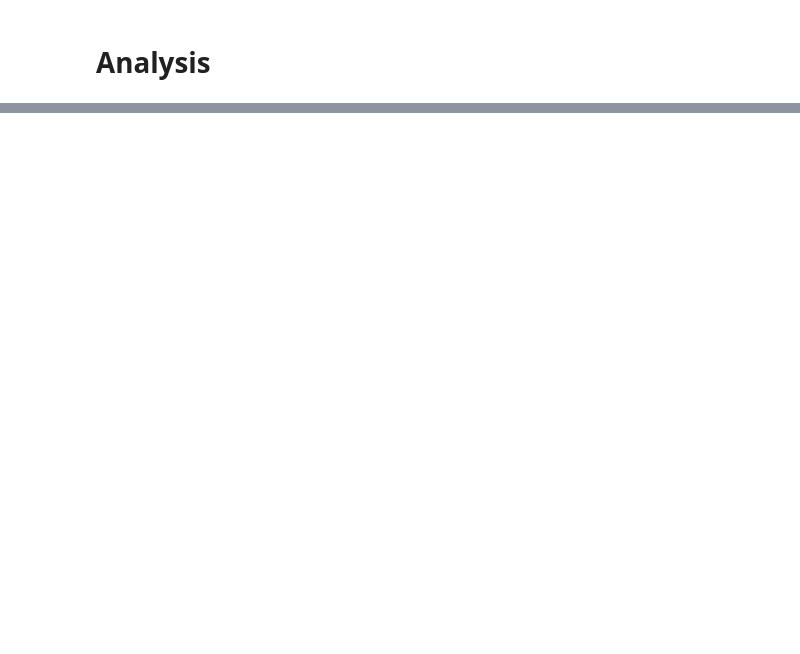
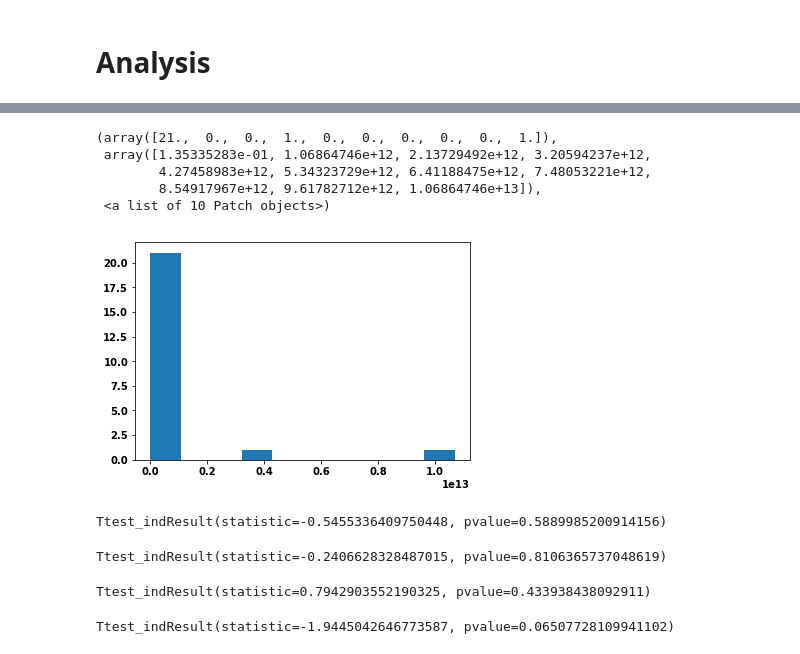
Before and after one commit to mevey/ExperimentsProject, a Jupyter notebook: Final_Data_Analysis/Analytics.ipynb, the cells around one changed output, grey strips where cells are left out. Saved outputs shown, nothing was run; the diff lists cells and outputs as text; code cells hidden in the pictures; blank space fills up the shorter version.

```diff
--- a/Final_Data_Analysis/Analytics.ipynb
+++ b/Final_Data_Analysis/Analytics.ipynb
@@ -121,0 +176,13 @@ df_clean.head()
+# %%
+ro_normal = df_RO.y_net.apply(lambda x: np.exp(x))
+ro_normal.replace([np.inf, -np.inf], np.nan, inplace=True)
+ro_normal.dropna(inplace=True)
+
+plt.hist(ro_normal)
+# %% [output]
+(array([21.,  0.,  0.,  1.,  0.,  0.,  0.,  0.,  0.,  1.]),
+ array([1.35335283e-01, 1.06864746e+12, 2.13729492e+12, 3.20594237e+12,
+        4.27458983e+12, 5.34323729e+12, 6.41188475e+12, 7.48053221e+12,
+        8.54917967e+12, 9.61782712e+12, 1.06864746e+13]),
+ <a list of 10 Patch objects>)
+[figure, added]
@@ -121,0 +193,10 @@ df_clean.head()
+# %%
+## We reject the Ho, means are not equal
+import scipy
+scipy.stats.ttest_ind(df_RO.post_positive_affect, df_ROO.post_positive_affect, equal_var=False)
+# %% [output]
+Ttest_indResult(statistic=-0.5455336409750448, pvalue=0.5889985200914156)
+# %%
+scipy.stats.ttest_ind(df_RO.post_negative_affect, df_ROO.post_negative_affect, equal_var=False)
+# %% [output]
+Ttest_indResult(statistic=-0.2406628328487015, pvalue=0.8106365737048619)
@@ -121,0 +205,9 @@ df_clean.head()
+# %%
+## We cannot reject the Ho, so we can assume the means are equal
+scipy.stats.ttest_ind(df_ROXO.post_positive_affect, df_RXO.post_positive_affect, equal_var=False)
+# %% [output]
+Ttest_indResult(statistic=0.7942903552190325, pvalue=0.433938438092911)
+# %%
+scipy.stats.ttest_ind(df_ROXO.post_negative_affect, df_RXO.post_negative_affect, equal_var=False)
+# %% [output]
+Ttest_indResult(statistic=-1.9445042646773587, pvalue=0.06507728109941102)
```
Also changed, not shown: parts of 37 cells of this notebook.
